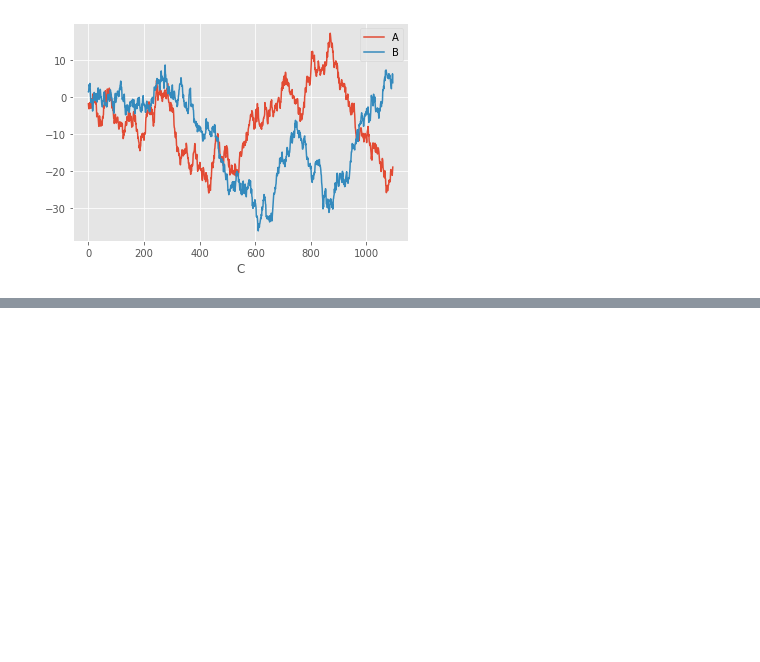
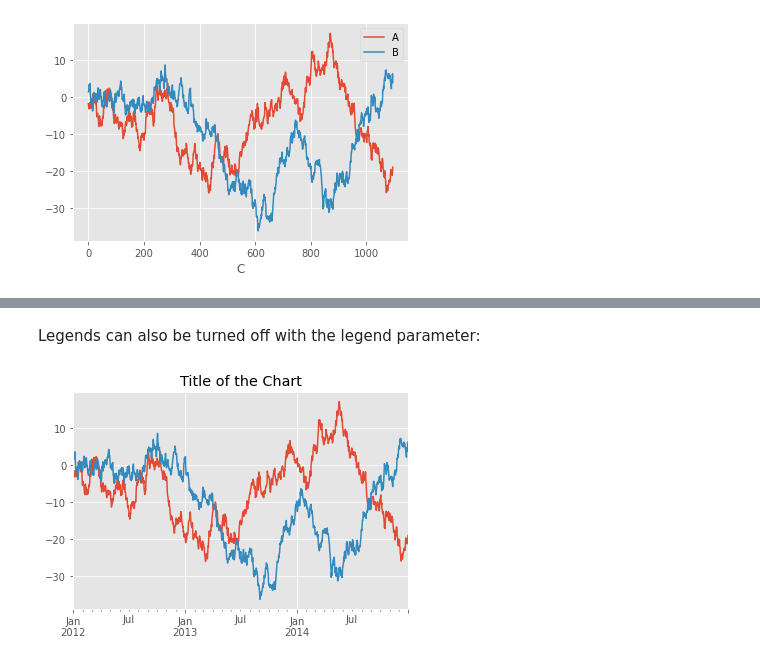
Before and after one commit to apkap83/Pandas_Notes, a Jupyter notebook: Learning_Pandas_Chapter_11 - Visualization.ipynb, the cells around one changed output, grey strips where cells are left out. Saved outputs shown, nothing was run; the diff lists cells and outputs as text; code cells hidden in the pictures; blank space fills up the shorter version.

```diff
--- a/Learning_Pandas_Chapter_11 - Visualization.ipynb
+++ b/Learning_Pandas_Chapter_11 - Visualization.ipynb
@@ -184,0 +264,7 @@ df2.plot(x='C', y=['A', 'B']);
+# %% [markdown]
+Legends can also be turned off with the legend parameter:
+# %%
+# omit the legend by using legend=False
+walk_df.plot(title='Title of the Chart', legend=False);
+# %% [output]
+[figure, added]
```
Also changed, not shown: parts of 16 cells of this notebook.
